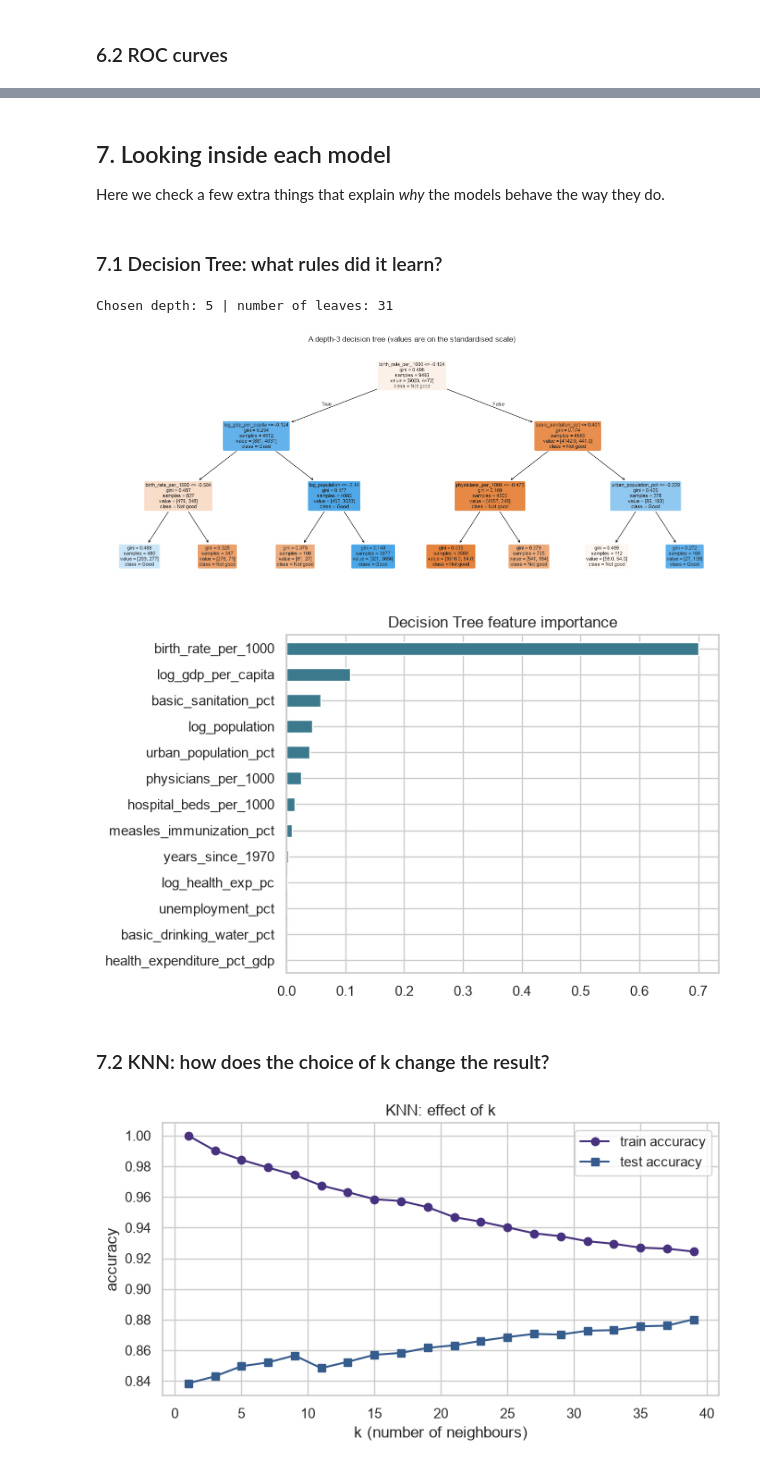
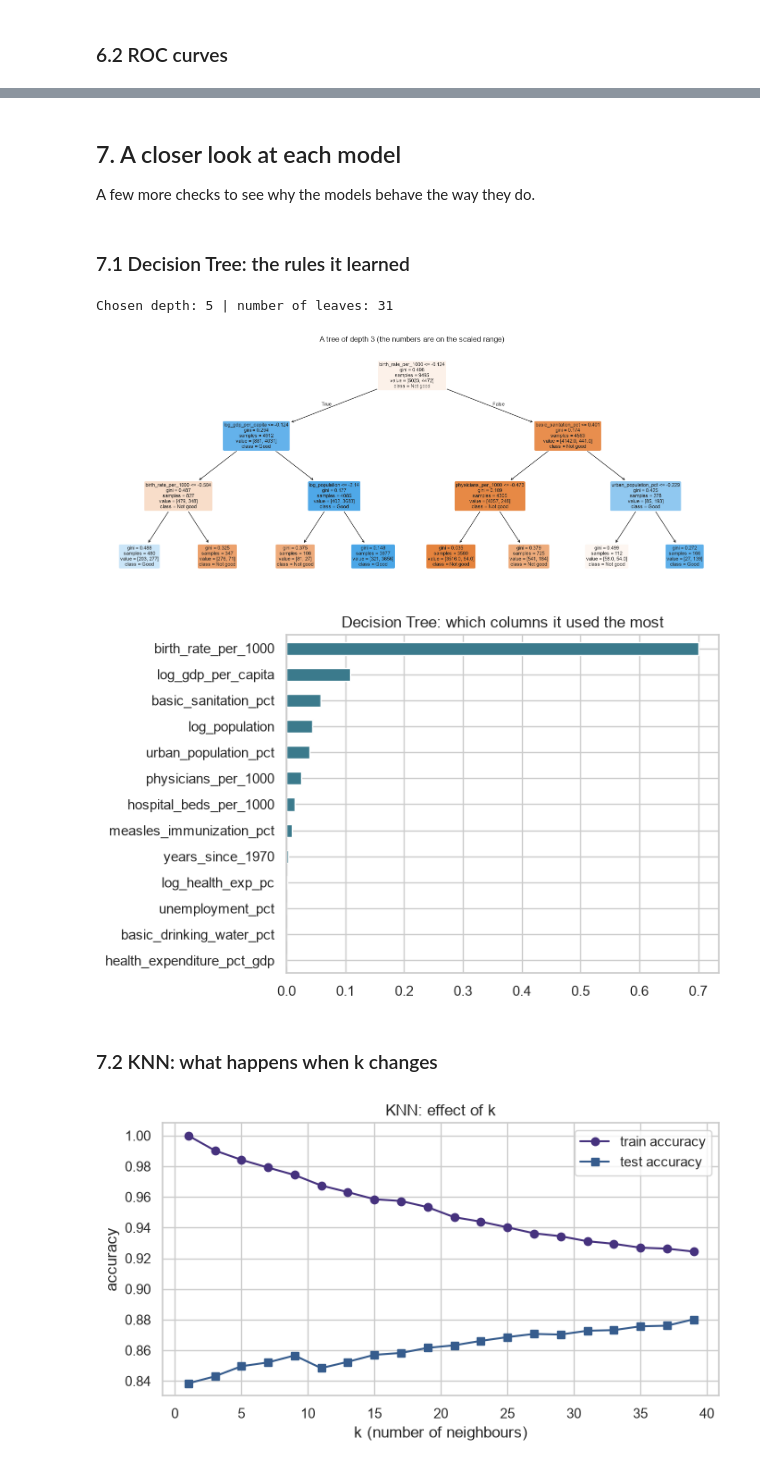
Before and after one commit to Harshini-Bhandary21/AIML_Assignments, a Jupyter notebook: AIML_Theory_Assignments/Harshini_AIML_theory_IA_assignment_3_Classification_Regression_GradientDescent.ipynb, the cells around one changed output, grey strips where cells are left out. Cells and saved outputs as stored; diff of their text form; code cells hidden in the pictures.

```diff
--- a/AIML_Theory_Assignments/Harshini_AIML_theory_IA_assignment_3_Classification_Regression_GradientDescent.ipynb
+++ b/AIML_Theory_Assignments/Harshini_AIML_theory_IA_assignment_3_Classification_Regression_GradientDescent.ipynb
@@ -189,7 +204,7 @@ models_and_grids = {
 }
 
 cv = GroupKFold(n_splits=5)
-best_models, train_times = {}, {}
+best_models, train_times, best_params = {}, {}, {}
 
 for name, (est, grid) in models_and_grids.items():
     pipe = Pipeline([("scale", StandardScaler()), ("clf", est)])
@@ -198,5 +213,6 @@ for name, (est, grid) in models_and_grids.items():
     search.fit(X_train, y_train, groups=groups_train)
     train_times[name] = time.time() - t0
     best_models[name] = search.best_estimator_
+    best_params[name] = search.best_params_
     print(f"{name:14s} best CV F1 = {search.best_score_:.4f} | best settings = {search.best_params_} | time = {train_times[name]:.1f}s")
 # %% [output]
@@ -331,29 +339,29 @@ plt.ylabel("F1-score"); plt.title("5-fold cross-validated F1 (mean ± std)"); pl
 # %% [markdown]
-## 7. Looking inside each model
+## 7. A closer look at each model
 
-Here we check a few extra things that explain *why* the models behave the way they do.
+A few more checks to see why the models behave the way they do.
 # %% [markdown]
-### 7.1 Decision Tree: what rules did it learn?
+### 7.1 Decision Tree: the rules it learned
 # %%
 tree_model = best_models["Decision Tree"].named_steps["clf"]
 print("Chosen depth:", tree_model.get_depth(), "| number of leaves:", tree_model.get_n_leaves())
 
-# a small tree on the same data, only so that we can read it easily
+# a small tree on the same data, only so that it is easy to read
 small_tree = Pipeline([("scale", StandardScaler()), ("clf", DecisionTreeClassifier(max_depth=3, random_state=RANDOM_STATE))]).fit(X_train, y_train)
 plt.figure(figsize=(18, 7))
 plot_tree(small_tree.named_steps["clf"], feature_names=FEATURES, class_names=["Not good", "Good"],
           filled=True, rounded=True, fontsize=8)
-plt.title("A depth-3 decision tree (values are on the standardised scale)"); plt.show()
+plt.title("A tree of depth 3 (the numbers are on the scaled range)"); plt.show()
 
 imp = pd.Series(tree_model.feature_importances_, index=FEATURES).sort_values()
 imp.plot(kind="barh", figsize=(7, 4.5), color="#3b7a8c")
-plt.title("Decision Tree feature importance"); plt.tight_layout(); plt.show()
+plt.title("Decision Tree: which columns it used the most"); plt.tight_layout(); plt.show()
 # %% [output]
 Chosen depth: 5 | number of leaves: 31
-[figure, old version]
+[figure, new version]
-[figure, old version]
+[figure, new version]
 # %% [markdown]
-### 7.2 KNN: how does the choice of k change the result?
+### 7.2 KNN: what happens when k changes
 # %%
 ks = list(range(1, 41, 2))
 tr_acc, te_acc = [], []
```
Also changed, not shown: parts of 136 cells of this notebook, 4 other files.
